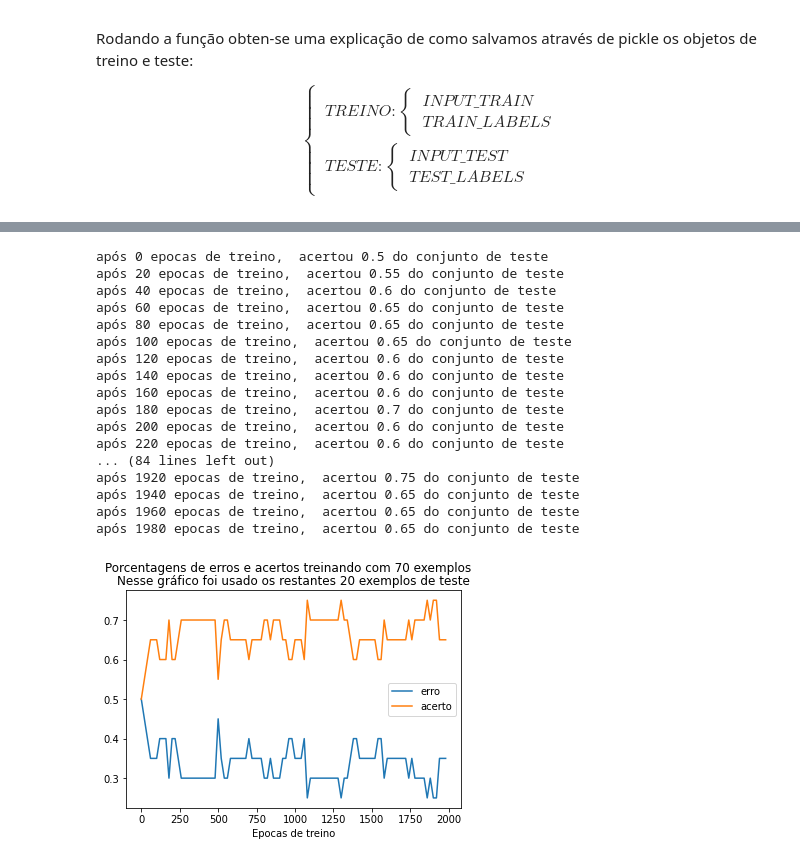
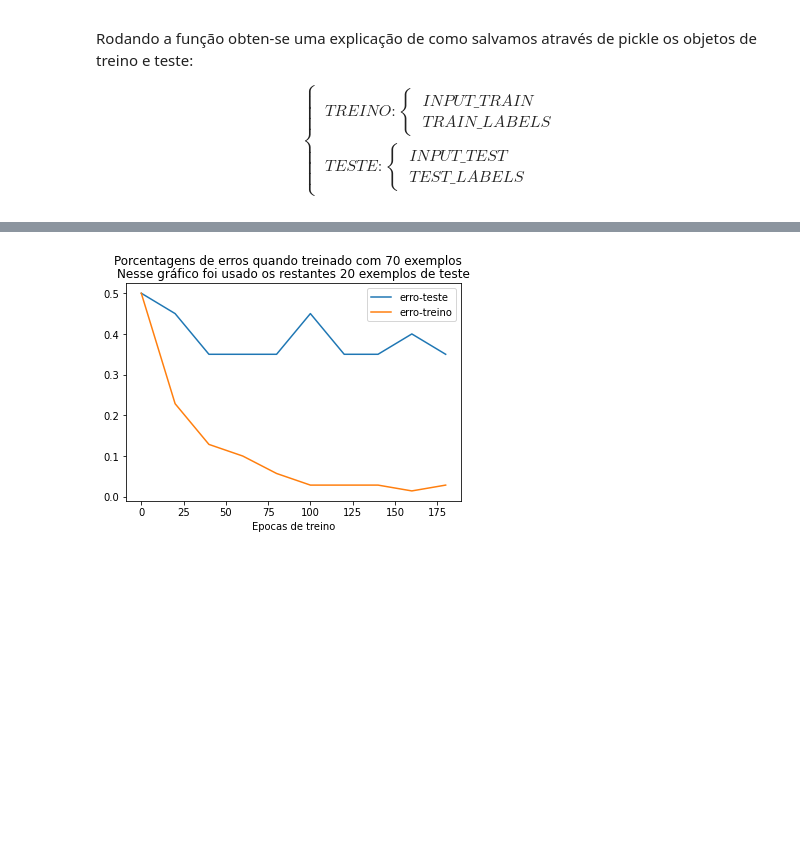
Before and after one commit to SchultzVV/Biology, a Jupyter notebook: second idea/Run.ipynb, the cells around one changed output, grey strips where cells are left out. Drawn from its saved outputs; the diff is of its cells as text; code cells hidden in the pictures; blank space fills up the shorter version.

Commit message:
arrumando o gráfico de erros

```diff
--- a/second idea/Run.ipynb
+++ b/second idea/Run.ipynb
@@ -45,12 +45,12 @@ def eval_model(proportion,epochs):
     #erro, acerto = Eval_metric(model, 'test')
     #print('antes de treinar o modelo acertou {} do conjunto de teste'.format(acerto))
     #print('antes de treinar o modelo errou {} do conjunto de teste'.format(erro))
-    erro,acerto,Epochs = treine(model, epochs)
-    plt.plot(Epochs, erro, label='erro')
-    plt.plot(Epochs, acerto, label='acerto')
+    erro1,erro2,Epochs = treine(model, epochs)
+    plt.plot(Epochs, erro1, label='erro-teste')
+    plt.plot(Epochs, erro2, label='erro-treino')
     plt.legend()
     plt.xlabel('Epocas de treino')
-    plt.suptitle('Porcentagens de erros e acertos treinando com {} exemplos'.format((proportion)*10))
+    plt.suptitle('Porcentagens de erros quando treinado com {} exemplos'.format((proportion)*10))
     plt.title('Nesse gráfico foi usado os restantes {} exemplos de teste'.format((9-proportion)*10))
     plt.show()
 # %%
@@ -77,23 +60,6 @@ após 1980 epocas de treino,  acertou 0.6142857142857143 do conjunto de teste
 # %%
-eval_model(7,2000)
+eval_model(7,200)
 # %% [output]
-após 0 epocas de treino,  acertou 0.5 do conjunto de teste
-após 20 epocas de treino,  acertou 0.55 do conjunto de teste
-após 40 epocas de treino,  acertou 0.6 do conjunto de teste
-após 60 epocas de treino,  acertou 0.65 do conjunto de teste
-após 80 epocas de treino,  acertou 0.65 do conjunto de teste
-após 100 epocas de treino,  acertou 0.65 do conjunto de teste
-após 120 epocas de treino,  acertou 0.6 do conjunto de teste
-após 140 epocas de treino,  acertou 0.6 do conjunto de teste
-após 160 epocas de treino,  acertou 0.6 do conjunto de teste
-após 180 epocas de treino,  acertou 0.7 do conjunto de teste
-após 200 epocas de treino,  acertou 0.6 do conjunto de teste
-após 220 epocas de treino,  acertou 0.6 do conjunto de teste
-... (84 lines left out)
-após 1920 epocas de treino,  acertou 0.75 do conjunto de teste
-após 1940 epocas de treino,  acertou 0.65 do conjunto de teste
-após 1960 epocas de treino,  acertou 0.65 do conjunto de teste
-após 1980 epocas de treino,  acertou 0.65 do conjunto de teste
-[figure, old version]
+[figure, new version]
 # %%
 for i in range(1, 9):
```
Also changed, not shown: parts of 2 cells of this notebook, 5 other files.
